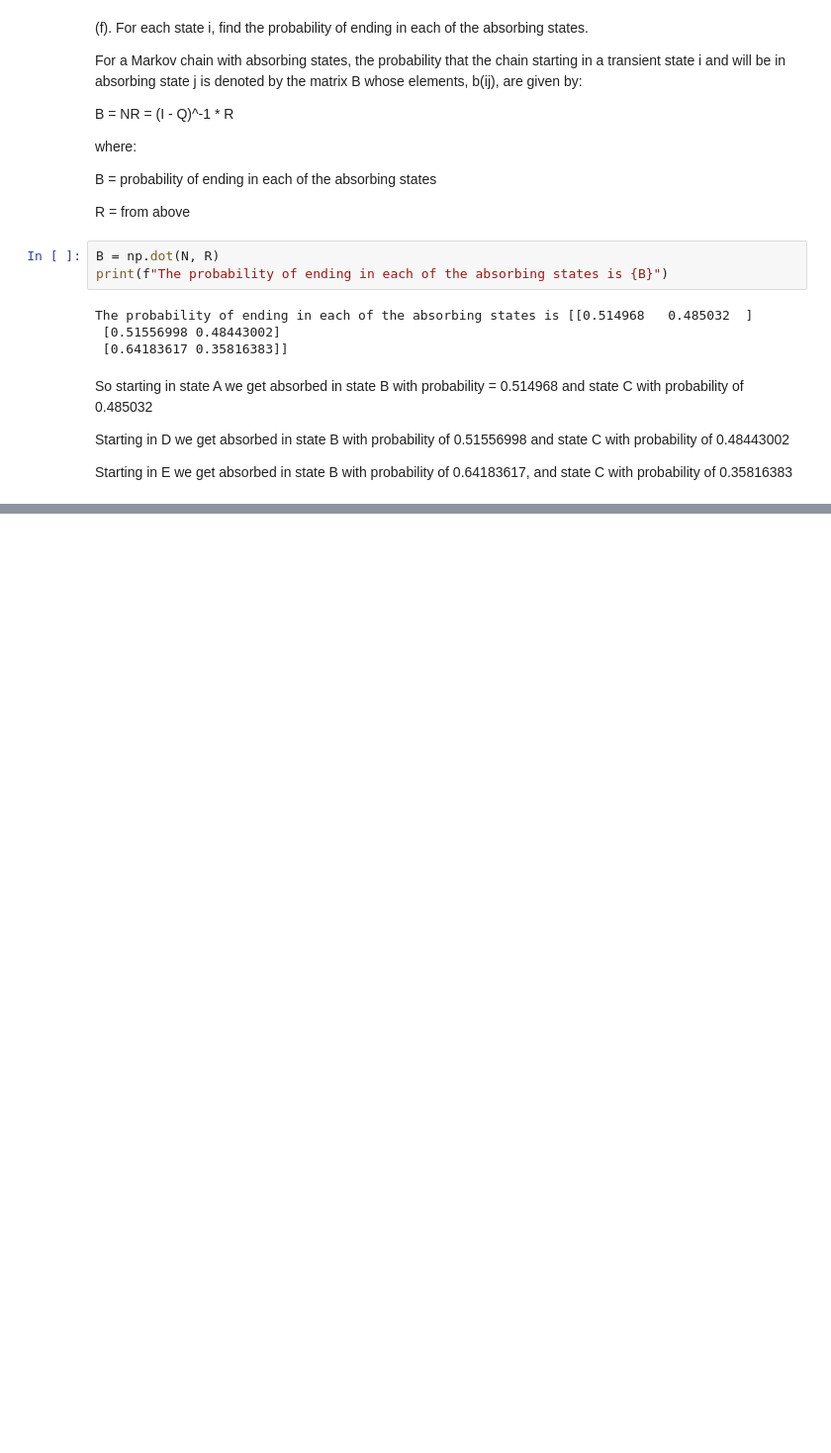
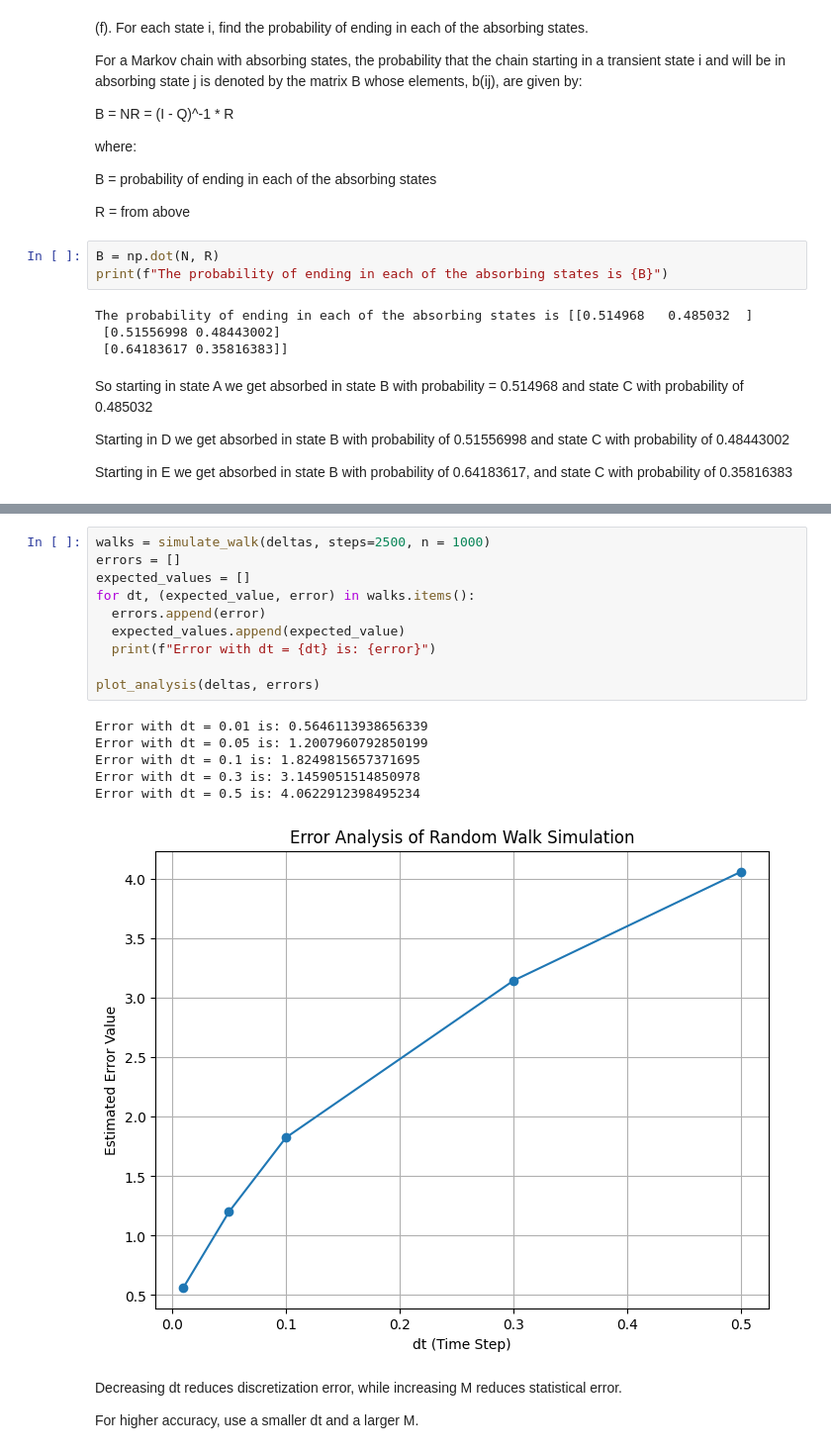
Before and after one commit to ovieimara/MATPMD4, a Jupyter notebook: MATPMD4_Assignment1_3422868.ipynb, the cells around one changed output, grey strips where cells are left out. Shown at 99% size. Cells and saved outputs as stored; diff of their text form; blank space fills up the shorter version.

```diff
--- a/MATPMD4_Assignment1_3422868.ipynb
+++ b/MATPMD4_Assignment1_3422868.ipynb
@@ -319,0 +483,22 @@ Starting in E we get absorbed in state B with probability of 0.64183617, and sta
+# %%
+walks = simulate_walk(deltas, steps=2500, n = 1000)
+errors = []
+expected_values = []
+for dt, (expected_value, error) in walks.items():
+  errors.append(error)
+  expected_values.append(expected_value)
+  print(f"Error with dt = {dt} is: {error}")
+
+plot_analysis(deltas, errors)
+# %% [output]
+Error with dt = 0.01 is: 0.5646113938656339
+Error with dt = 0.05 is: 1.2007960792850199
+Error with dt = 0.1 is: 1.8249815657371695
+Error with dt = 0.3 is: 3.1459051514850978
+Error with dt = 0.5 is: 4.0622912398495234
+[figure, added]
+# %% [markdown]
+Decreasing dt reduces discretization error, while increasing M reduces statistical error.
+
+For higher accuracy, use a smaller dt and a larger
+M.
```
Also changed, not shown: parts of 34 cells of this notebook.
